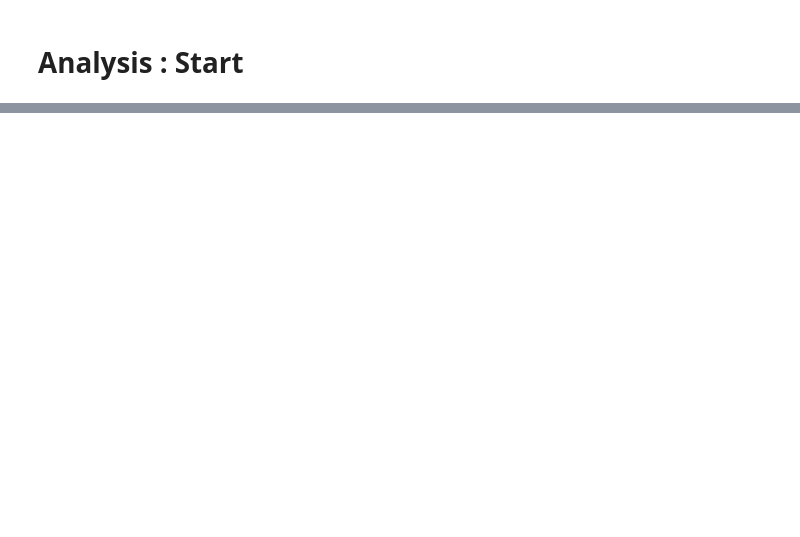
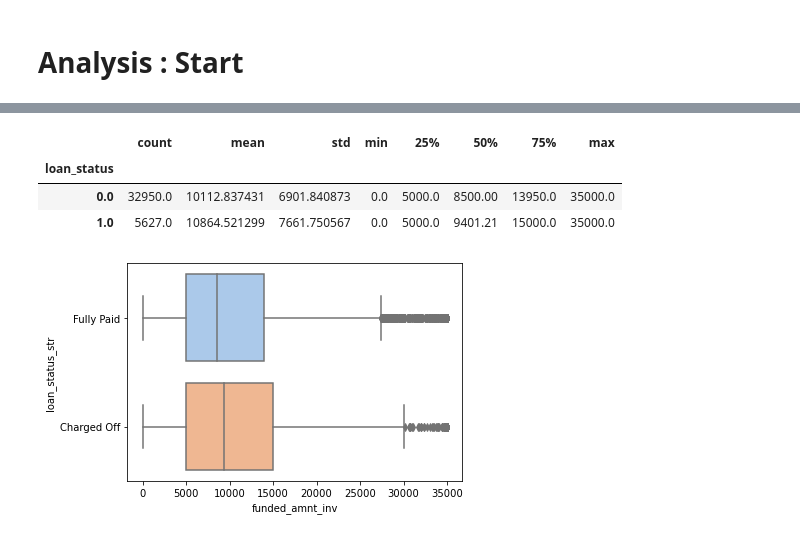
Before and after one commit to rasa2604/LendingCaseStudy, a Jupyter notebook: Lending Assignment.ipynb, the cells around one changed output, grey strips where cells are left out. Saved outputs shown, nothing was run; the diff lists cells and outputs as text; code cells hidden in the pictures; blank space fills up the shorter version.

```diff
--- a/Lending Assignment.ipynb
+++ b/Lending Assignment.ipynb
@@ -340,3 +389,7 @@ loan_df.shape
+# %%
+# Installments Bins
+loan_df['installment_bins'] = pd.cut(x=loan_df['installment']/100, bins=[0,1,2,3,4,5,10,15,20,25,30,50],
+                    labels=['0-100','100-200','200-300','300-400','400-500','500-1k','1K-1.5K','1.5K-2K','2K-2.5K','2.5K-3K','3K+'])
 # %%
 loan_df.info()
 # %% [output]
@@ -428,0 +525,14 @@ Name: revol_util, dtype: int64
+# %%
+loan_df.groupby('loan_status')['funded_amnt_inv'].describe()
+# %% [output]
+|  | count | mean | std | min | 25% | 50% | 75% | max |
+| loan_status |  |  |  |  |  |  |  |  |
+| 0.0 | 32950.0 | 10112.837431 | 6901.840873 | 0.0 | 5000.0 | 8500.00 | 13950.0 | 35000.0 |
+| 1.0 | 5627.0 | 10864.521299 | 7661.750567 | 0.0 | 5000.0 | 9401.21 | 15000.0 | 35000.0 |
+# %%
+loan_df['loan_status_str'] = loan_df['loan_status'].apply(lambda x: 'Fully Paid' if x == 0 else "Charged Off").astype(str)
+
+sns.boxplot(x=loan_df['funded_amnt_inv'], y = loan_df['loan_status_str'], data=loan_df, palette=sns.color_palette('pastel', 16))
+plt.show()
+# %% [output]
+[figure, added]
```
Also changed, not shown: parts of 99 cells of this notebook.
